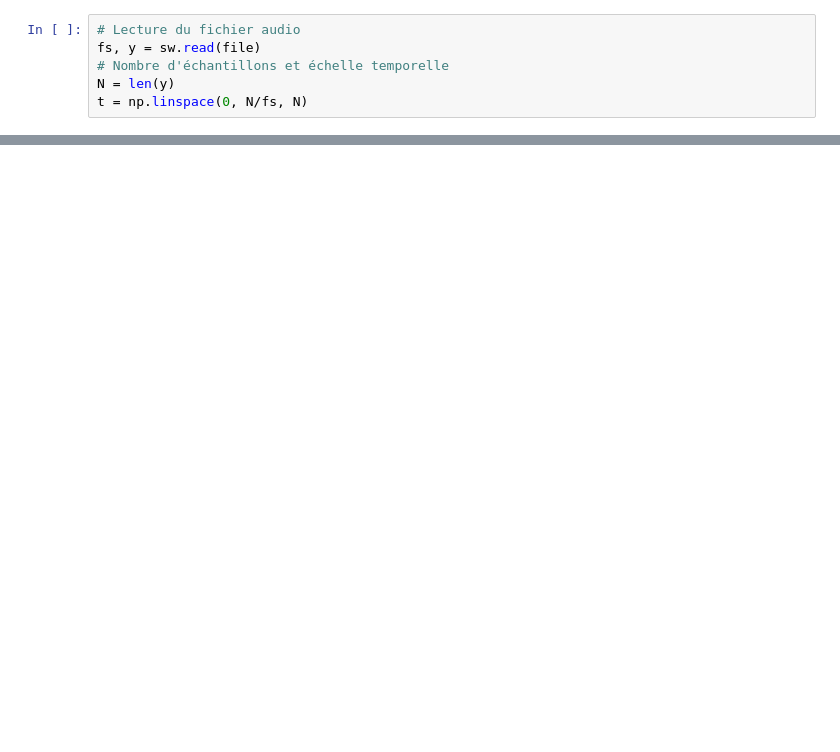
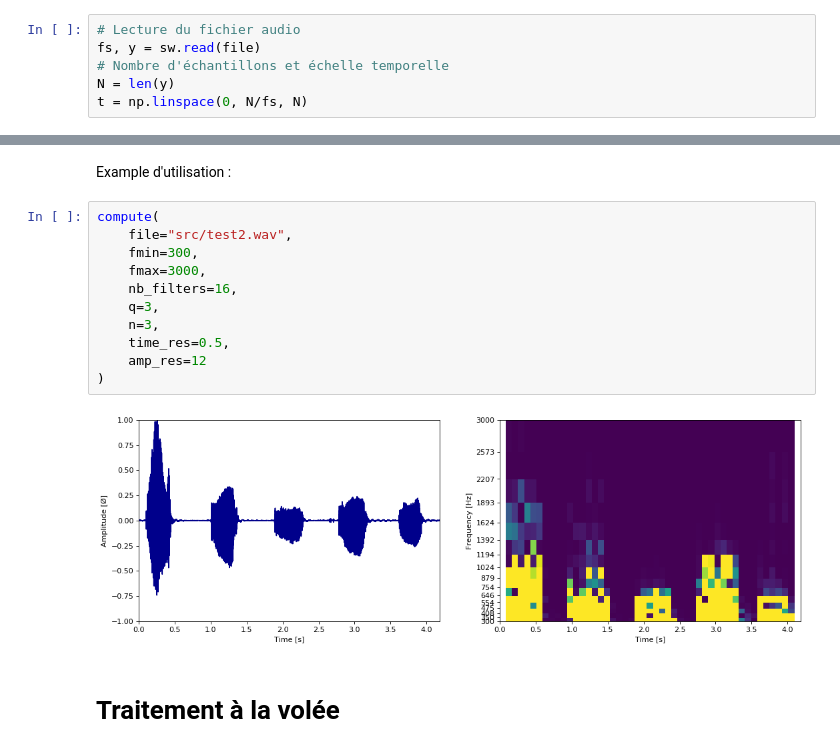
Before and after one commit to lowlighter/sound, a Jupyter notebook: Projet M1.ipynb, the cells around one changed output, grey strips where cells are left out. Cells and saved outputs as stored; diff of their text form; blank space fills up the shorter version.

```diff
--- a/Projet M1.ipynb
+++ b/Projet M1.ipynb
@@ -401,0 +479,17 @@ compute(
+# %% [markdown]
+Example d'utilisation :
+# %%
+compute(
+    file="src/test2.wav",
+    fmin=300,
+    fmax=3000,
+    nb_filters=16,
+    q=3,
+    n=3,
+    time_res=0.5,
+    amp_res=12
+)
+# %% [output]
+[figure, added]
+# %% [markdown]
+# Traitement à la volée
```
Also changed, not shown: parts of 70 cells of this notebook, 2 other files.
